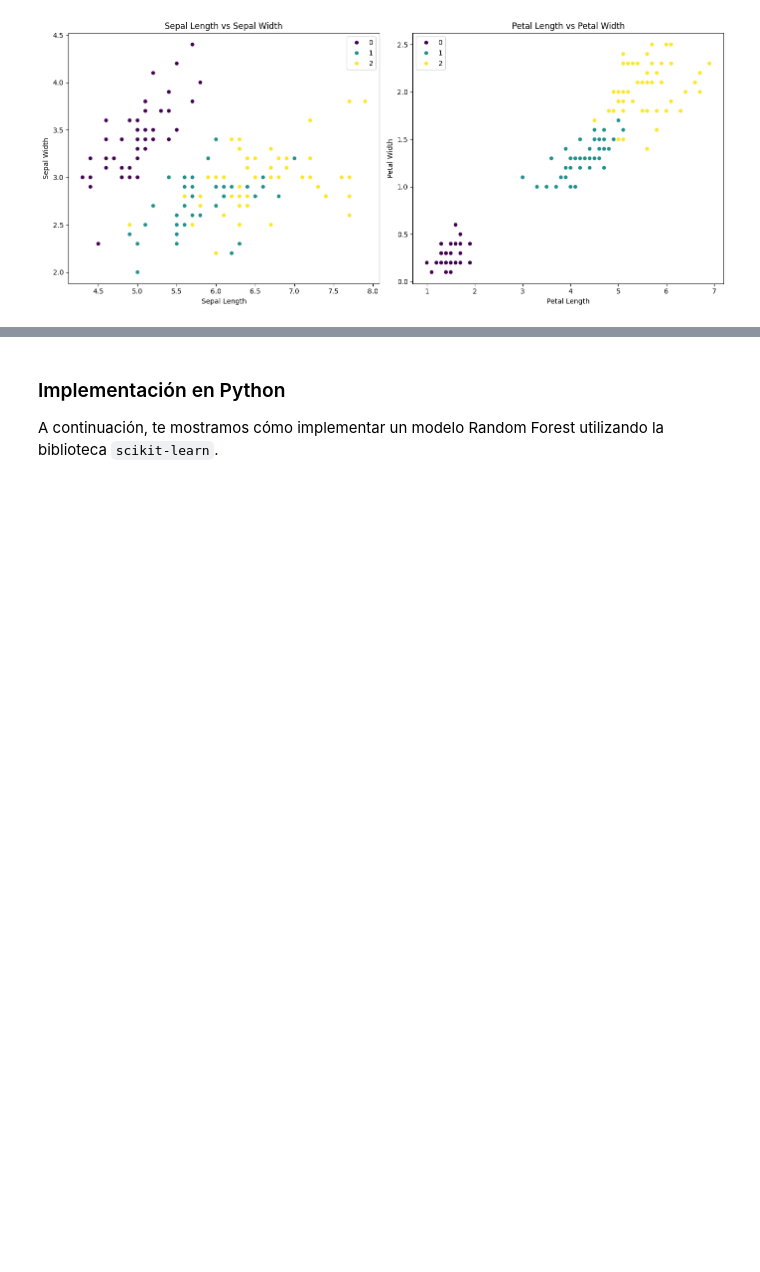
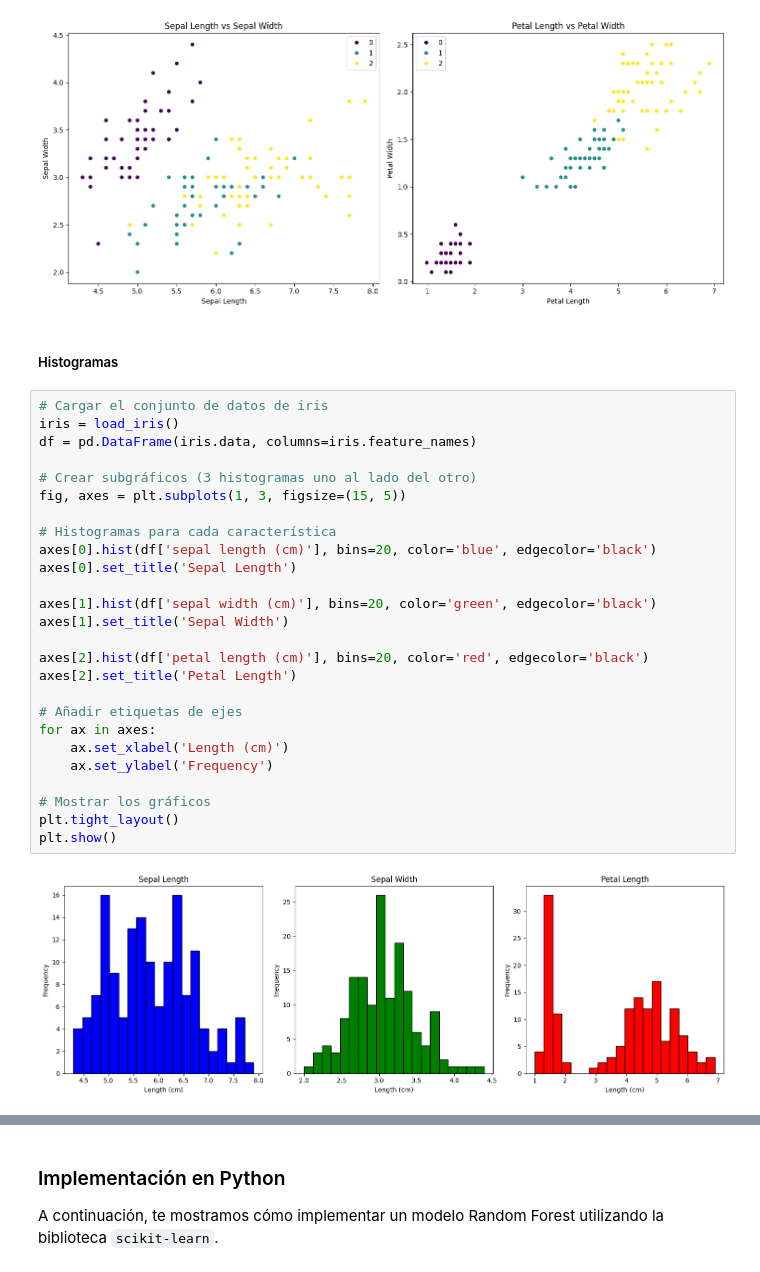
Before and after one commit to htv399/hamiltontaveras.github.io, a Jupyter notebook: random_forest_estimator.ipynb, the cells around one changed output, grey strips where cells are left out. Drawn from its saved outputs; the diff is of its cells as text; blank space fills up the shorter version.

```diff
--- a/random_forest_estimator.ipynb
+++ b/random_forest_estimator.ipynb
@@ -48,3 +52,33 @@ plt.tight_layout()
 plt.show()
 # %% [output]
 [figure]
+# %% [markdown]
+##### Histogramas
+# %%
+# Cargar el conjunto de datos de iris
+iris = load_iris()
+df = pd.DataFrame(iris.data, columns=iris.feature_names)
+
+# Crear subgráficos (3 histogramas uno al lado del otro)
+fig, axes = plt.subplots(1, 3, figsize=(15, 5))
+
+# Histogramas para cada característica
+axes[0].hist(df['sepal length (cm)'], bins=20, color='blue', edgecolor='black')
+axes[0].set_title('Sepal Length')
+
+axes[1].hist(df['sepal width (cm)'], bins=20, color='green', edgecolor='black')
+axes[1].set_title('Sepal Width')
+
+axes[2].hist(df['petal length (cm)'], bins=20, color='red', edgecolor='black')
+axes[2].set_title('Petal Length')
+
+# Añadir etiquetas de ejes
+for ax in axes:
+    ax.set_xlabel('Length (cm)')
+    ax.set_ylabel('Frequency')
+
+# Mostrar los gráficos
+plt.tight_layout()
+plt.show()
+# %% [output]
+[figure, added]
```
Also changed, not shown: parts of 7 cells of this notebook, 35 other files.
